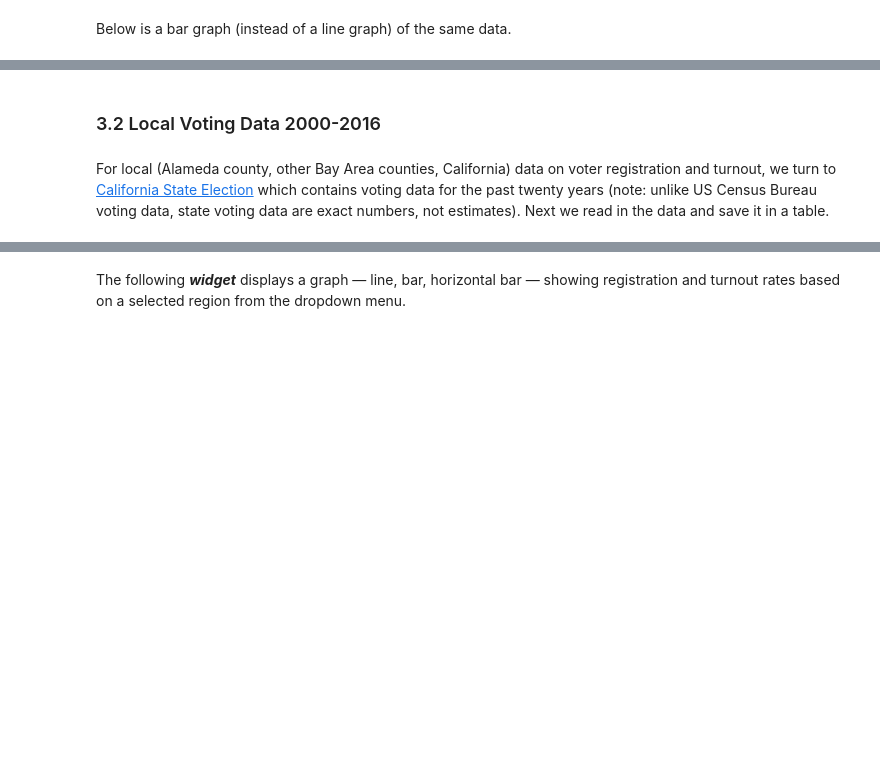
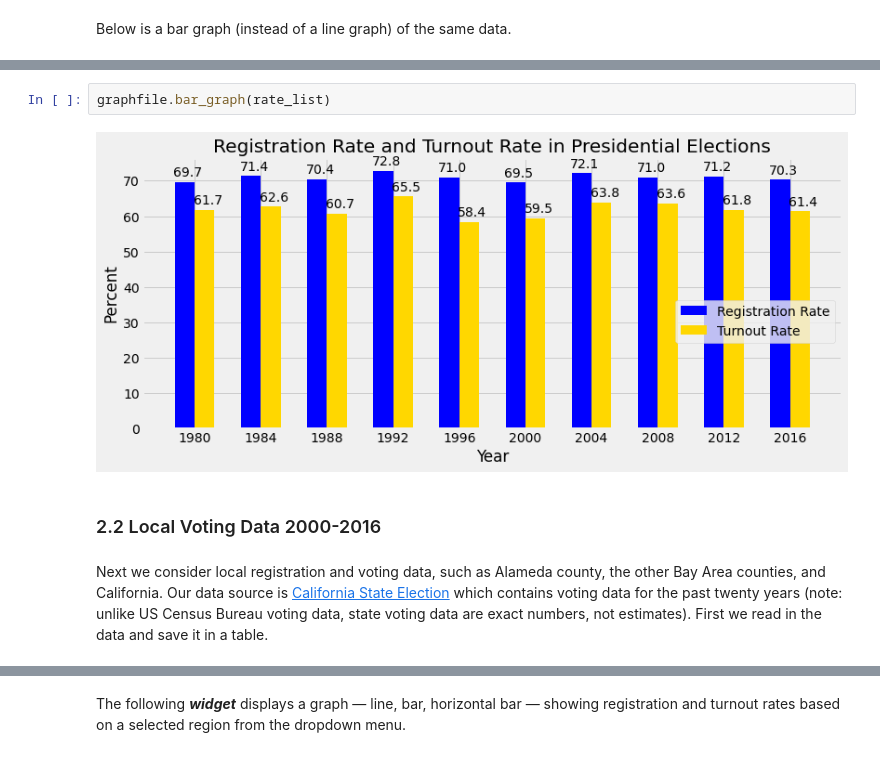
Before and after one commit to Mills-College-Data-Science/COLL80-Voting-F20, a Jupyter notebook: Voting.ipynb, the cells around one changed output, grey strips where cells are left out. Saved outputs shown, nothing was run; the diff lists cells and outputs as text; blank space fills up the shorter version.

```diff
--- a/Voting.ipynb
+++ b/Voting.ipynb
@@ -204,6 +171,10 @@ graphfile.bar_graph(USHistorical.column(0), USHistorical.column(5), '% Registere
+# %%
+graphfile.bar_graph(rate_list)
+# %% [output]
+[figure, added]
 # %% [markdown]
-### 3.2  Local Voting Data 2000-2016 <a id='localData'></a>
+### 2.2  Local Voting Data 2000-2016 <a id='localData'></a>
 # %% [markdown]
-For local (Alameda county, other Bay Area counties, California) data on voter registration and turnout, we turn to [California State Election](https://www.sos.ca.gov/elections/) which contains voting data for the past twenty years (note: unlike US Census Bureau voting data, state voting data are exact numbers, not estimates).  Next we read in the data and save it in a table.
+Next we consider local registration and voting data, such as Alameda county, the other Bay Area counties, and California.  Our data source is [California State Election](https://www.sos.ca.gov/elections/) which contains voting data for the past twenty years (note: unlike US Census Bureau voting data, state voting data are exact numbers, not estimates).  First we read in the data and save it in a table.
 # %%
 # data obtained and compiled from https://www.sos.ca.gov/elections/ for each presidential election
```
Also changed, not shown: parts of 52 cells of this notebook, 4 other files.
